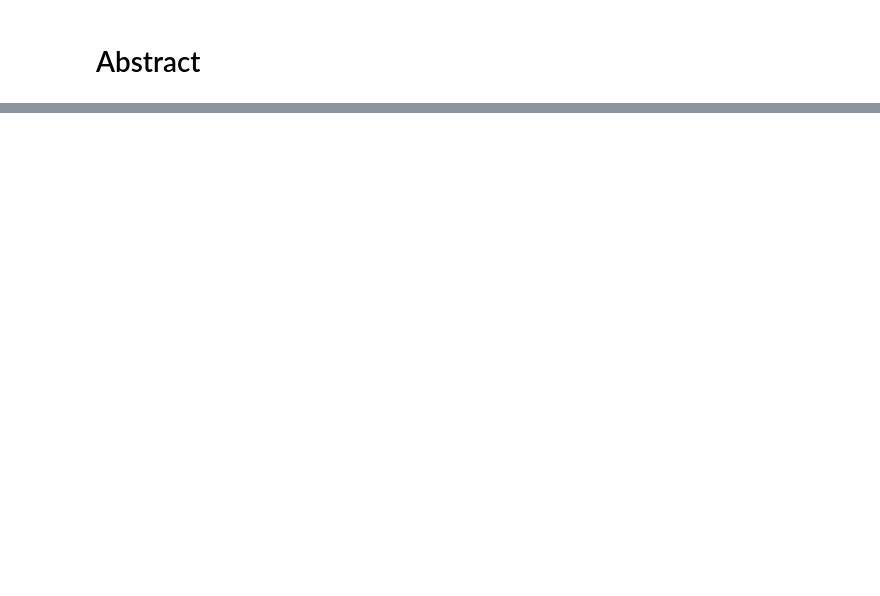
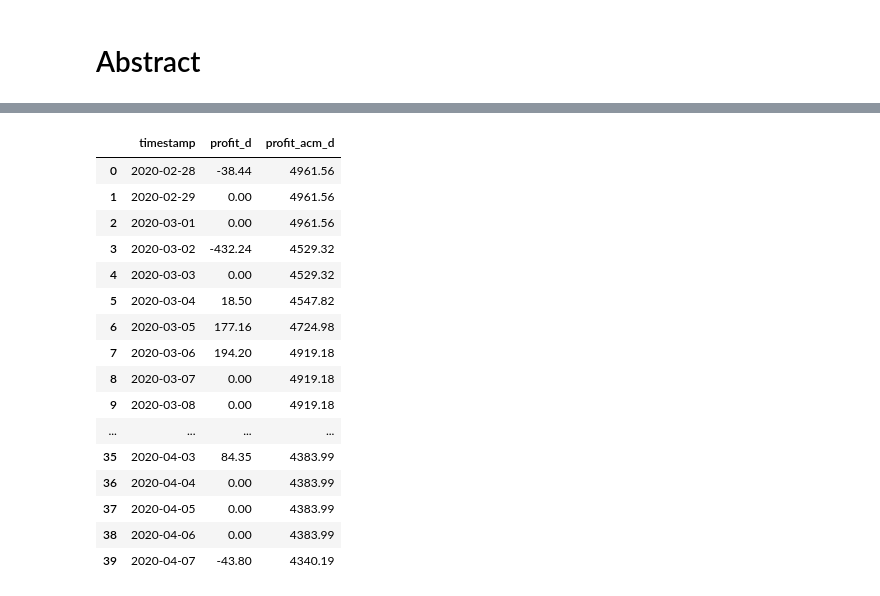
Before and after one commit to ferpinedot/LAB_2_MFPT, a Jupyter notebook: Laboratorio2_MFPT.ipynb, the cells around one changed output, grey strips where cells are left out. Cells and saved outputs as stored; diff of their text form; code cells hidden in the pictures; blank space fills up the shorter version.

```diff
--- a/Laboratorio2_MFPT.ipynb
+++ b/Laboratorio2_MFPT.ipynb
@@ -33,0 +340,20 @@ datos
+# %%
+fn.f_profit_diario(datos)
+# %% [output]
+|  | timestamp | profit_d | profit_acm_d |
+| 0 | 2020-02-28 | -38.44 | 4961.56 |
+| 1 | 2020-02-29 | 0.00 | 4961.56 |
+| 2 | 2020-03-01 | 0.00 | 4961.56 |
+| 3 | 2020-03-02 | -432.24 | 4529.32 |
+| 4 | 2020-03-03 | 0.00 | 4529.32 |
+| 5 | 2020-03-04 | 18.50 | 4547.82 |
+| 6 | 2020-03-05 | 177.16 | 4724.98 |
+| 7 | 2020-03-06 | 194.20 | 4919.18 |
+| 8 | 2020-03-07 | 0.00 | 4919.18 |
+| 9 | 2020-03-08 | 0.00 | 4919.18 |
+| ... | ... | ... | ... |
+| 35 | 2020-04-03 | 84.35 | 4383.99 |
+| 36 | 2020-04-04 | 0.00 | 4383.99 |
+| 37 | 2020-04-05 | 0.00 | 4383.99 |
+| 38 | 2020-04-06 | 0.00 | 4383.99 |
+| 39 | 2020-04-07 | -43.80 | 4340.19 |
```
Also changed, not shown: parts of 49 cells of this notebook.
